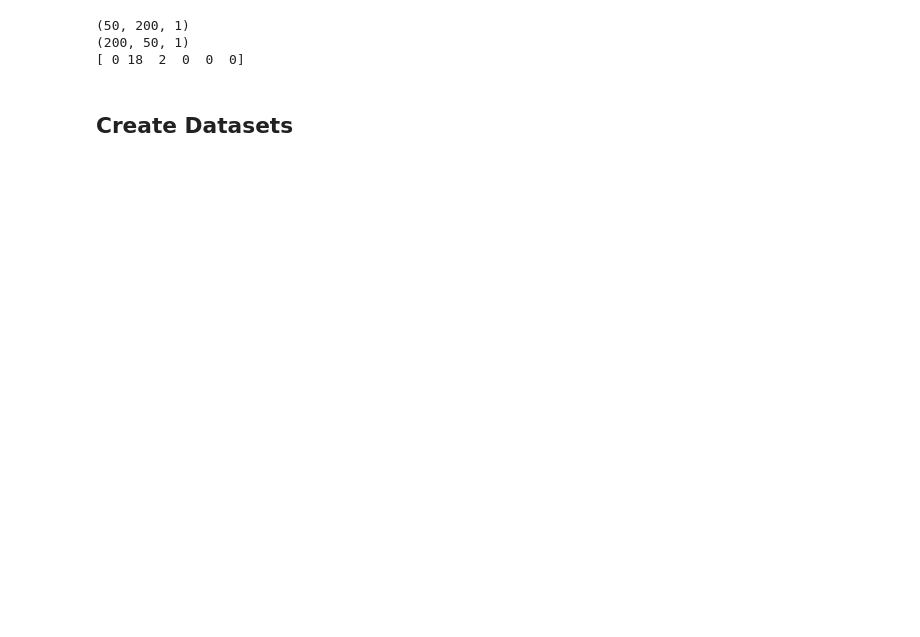
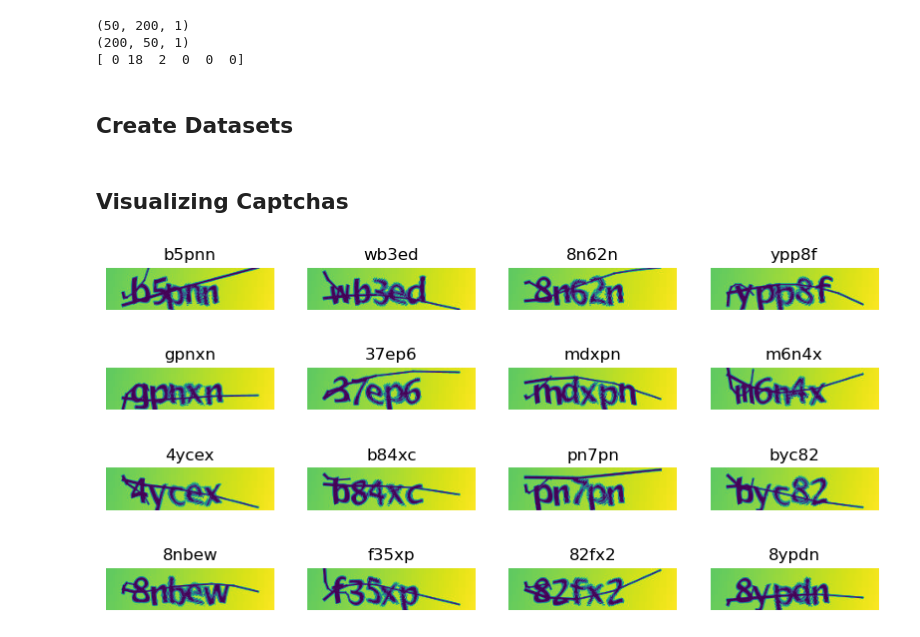
Before and after one commit to harpreetsinghsandhu021/ocr-on-captchas, a Jupyter notebook: ocr-for-reading-captchas.ipynb, the cells around one changed output. Cells and saved outputs as stored; diff of their text form; code cells hidden in the pictures; blank space fills up the shorter version.

```diff
--- a/ocr-for-reading-captchas.ipynb
+++ b/ocr-for-reading-captchas.ipynb
@@ -85,6 +116,8 @@ def split_data(images, labels, train_size=0.9, shuffle=True):
     x_val, y_val = images[indices[train_samples:]], labels[indices[train_samples:]]
 
     return X_train, Y_train, x_val, y_val
+# %%
+X_train, Y_train, x_val, y_val = split_data(np.array(images), np.array(labels))
 # %%
 indices = tf.keras.ops.arange(100)
 print(indices)
@@ -131,7 +164,7 @@ print(label.numpy())
 [ 0 18  2  0  0  0]
 # %%
 def encode_single_sample(img_path, label):
-    img = tf.io.read_file(images[0])
+    img = tf.io.read_file(img_path)
 
     img = tf.image.decode_png(img, channels=1)
 
@@ -141,7 +174,7 @@ def encode_single_sample(img_path, label):
 
     img = tf.keras.ops.transpose(img, axes=[1,0,2])
 
-    label  = char_to_num(tf.strings.unicode_split('ax3h9k',input_encoding='UTF-8'))
+    label  = char_to_num(tf.strings.unicode_split(label,input_encoding='UTF-8'))
 
     return {'image': img, 'label': label}
 # %% [markdown]
@@ -150,0 +182,32 @@ def encode_single_sample(img_path, label):
+# %%
+train_dataset = tf.data.Dataset.from_tensor_slices((X_train, Y_train))
+train_dataset = (
+    train_dataset.map(encode_single_sample, num_parallel_calls=tf.data.AUTOTUNE)
+    .batch(batch_size)
+    .prefetch(buffer_size=tf.data.AUTOTUNE)
+)
+
+validation_dataset = tf.data.Dataset.from_tensor_slices((x_val, y_val))
+validation_dataset = (
+    validation_dataset.map(encode_single_sample, num_parallel_calls=tf.data.AUTOTUNE)
+    .batch(batch_size)
+    .prefetch(buffer_size=tf.data.AUTOTUNE)
+)
+# %% [markdown]
+## Visualizing Captchas
+# %%
+fig, ax = plt.subplots(4,4,figsize=(10, 5))
+
+for batch in train_dataset.take(1):
+    images = batch['image']
+    labels = batch['label']
+    for index, image in enumerate(images):
+        img = (image*255).numpy().astype('uint8')
+        label = tf.strings.reduce_join(num_to_char(labels[index])).numpy().decode('utf-8')
+        ax[index//4, index%4].imshow(img[:,:,0].T)
+        ax[index//4, index%4].set_title(label)
+        ax[index//4, index%4].axis('off')
+
+    plt.show()
+# %% [output]
+[figure, added]
```
Also changed, not shown: parts of 25 cells of this notebook.
